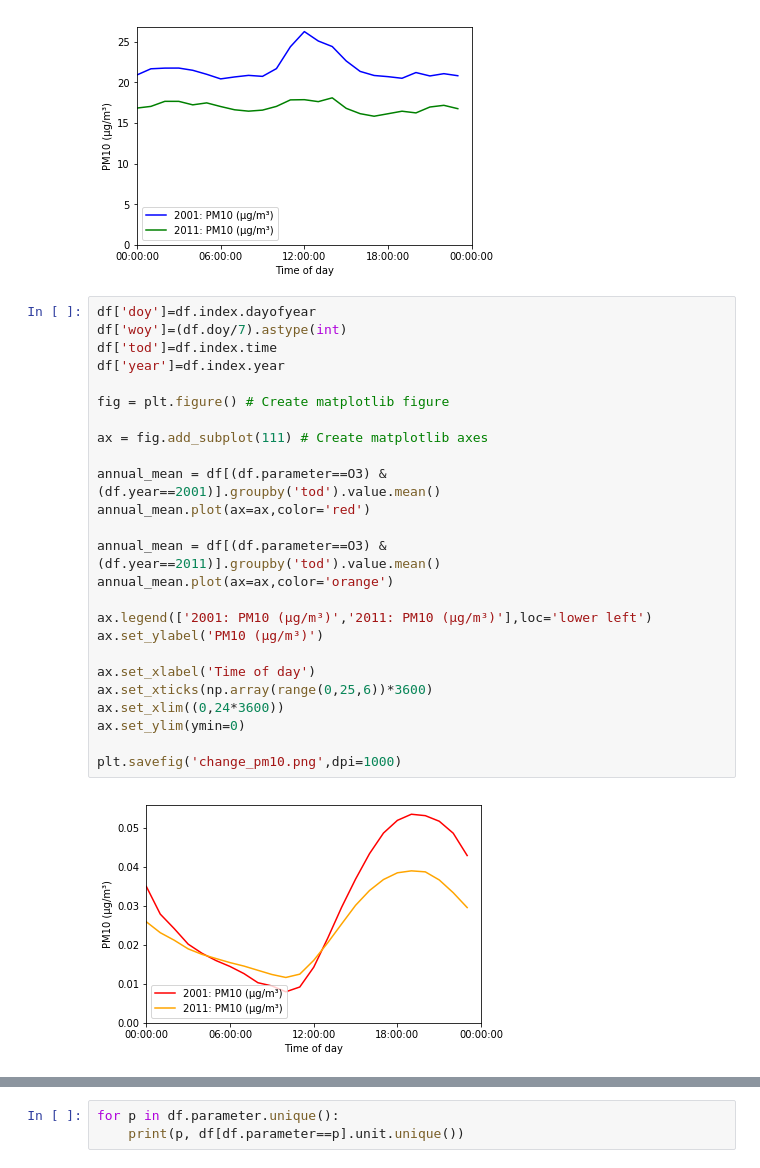
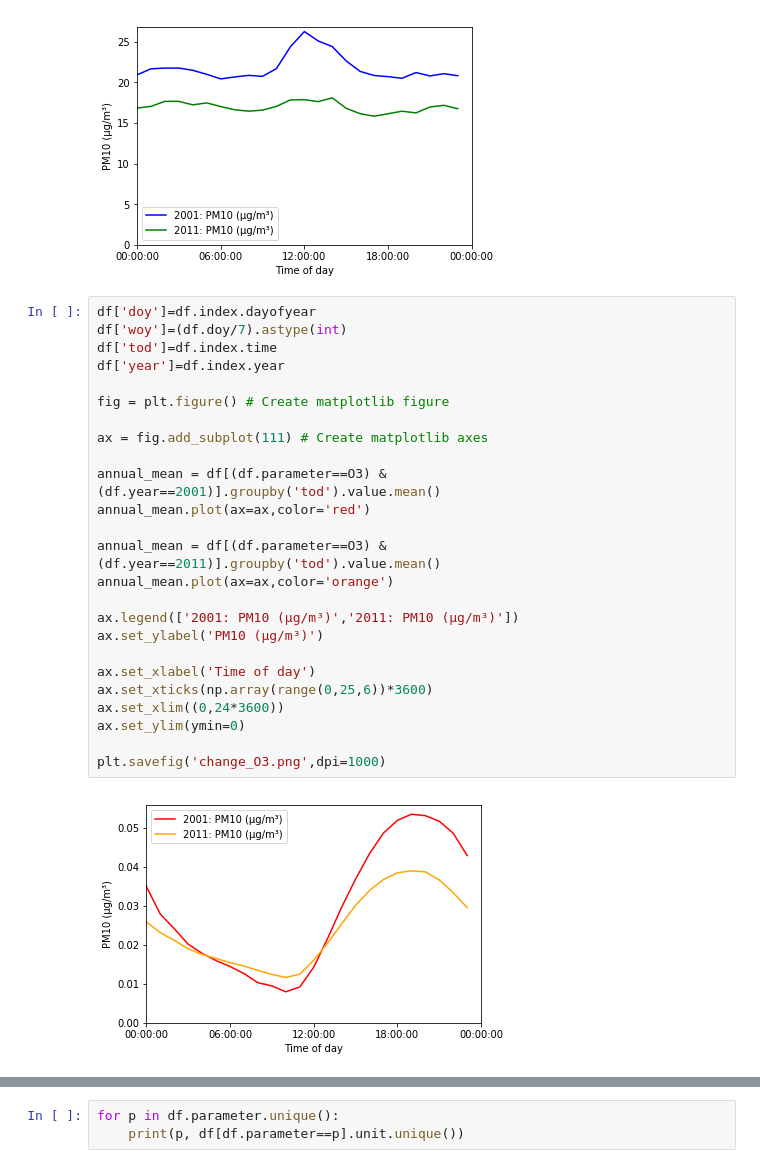
Before and after one commit to DuncanDHall/EAS-air-quality, a Jupyter notebook: exploration_v3.ipynb, the cells around one changed output, grey strips where cells are left out. Cells and saved outputs as stored; diff of their text form.

```diff
--- a/exploration_v3.ipynb
+++ b/exploration_v3.ipynb
@@ -147,27 +147,27 @@ plt.savefig('change_pm10.png',dpi=1000)
 # %%
 df['doy']=df.index.dayofyear
 df['woy']=(df.doy/7).astype(int)
 df['tod']=df.index.time
 df['year']=df.index.year
 
 fig = plt.figure() # Create matplotlib figure
 
 ax = fig.add_subplot(111) # Create matplotlib axes
 
 annual_mean = df[(df.parameter==O3) & (df.year==2001)].groupby('tod').value.mean()
 annual_mean.plot(ax=ax,color='red')
 
 annual_mean = df[(df.parameter==O3) & (df.year==2011)].groupby('tod').value.mean()
 annual_mean.plot(ax=ax,color='orange')
 
-ax.legend(['2001: PM10 (μg/m³)','2011: PM10 (μg/m³)'],loc='lower left')
+ax.legend(['2001: PM10 (μg/m³)','2011: PM10 (μg/m³)'])
 ax.set_ylabel('PM10 (μg/m³)')
 
 ax.set_xlabel('Time of day')
 ax.set_xticks(np.array(range(0,25,6))*3600)
 ax.set_xlim((0,24*3600))
 ax.set_ylim(ymin=0)
 
-plt.savefig('change_pm10.png',dpi=1000)
+plt.savefig('change_O3.png',dpi=1000)
 # %% [output]
-[figure, old version]
+[figure, new version]
```
Also changed, not shown: parts of 1 cell of this notebook, 1 other file.
